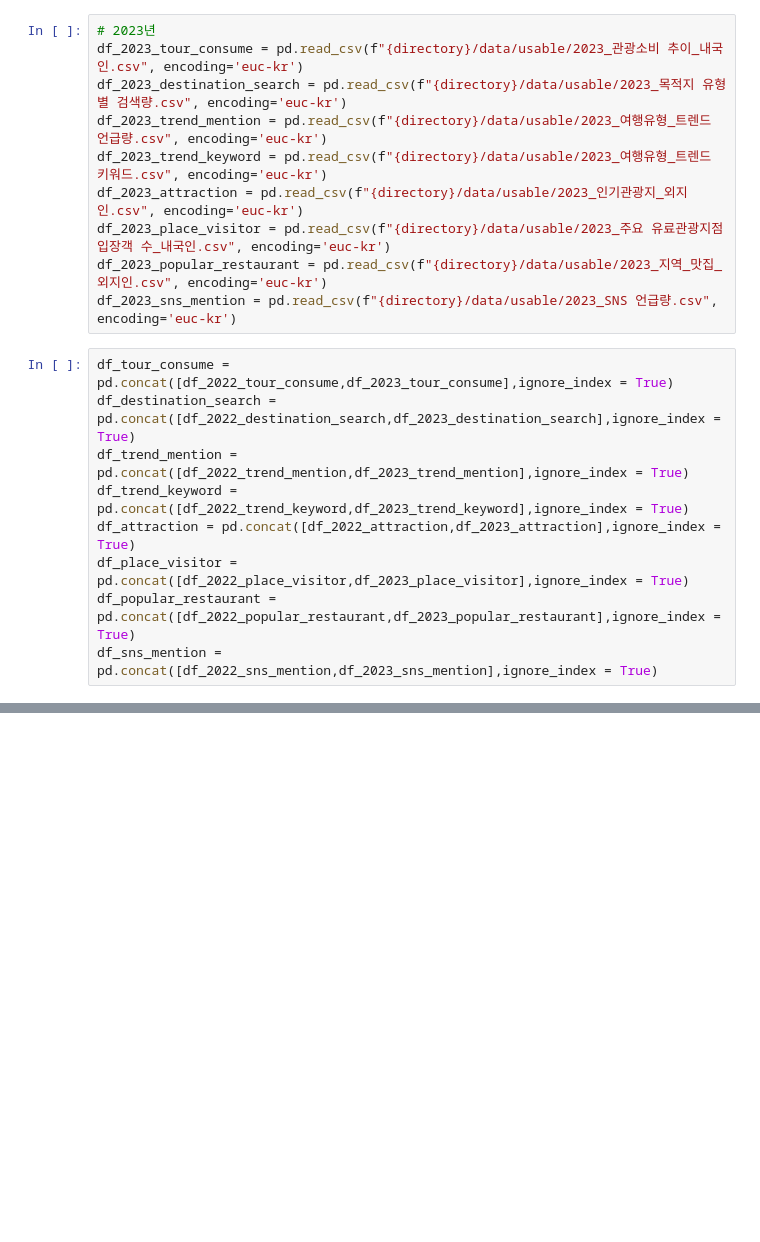
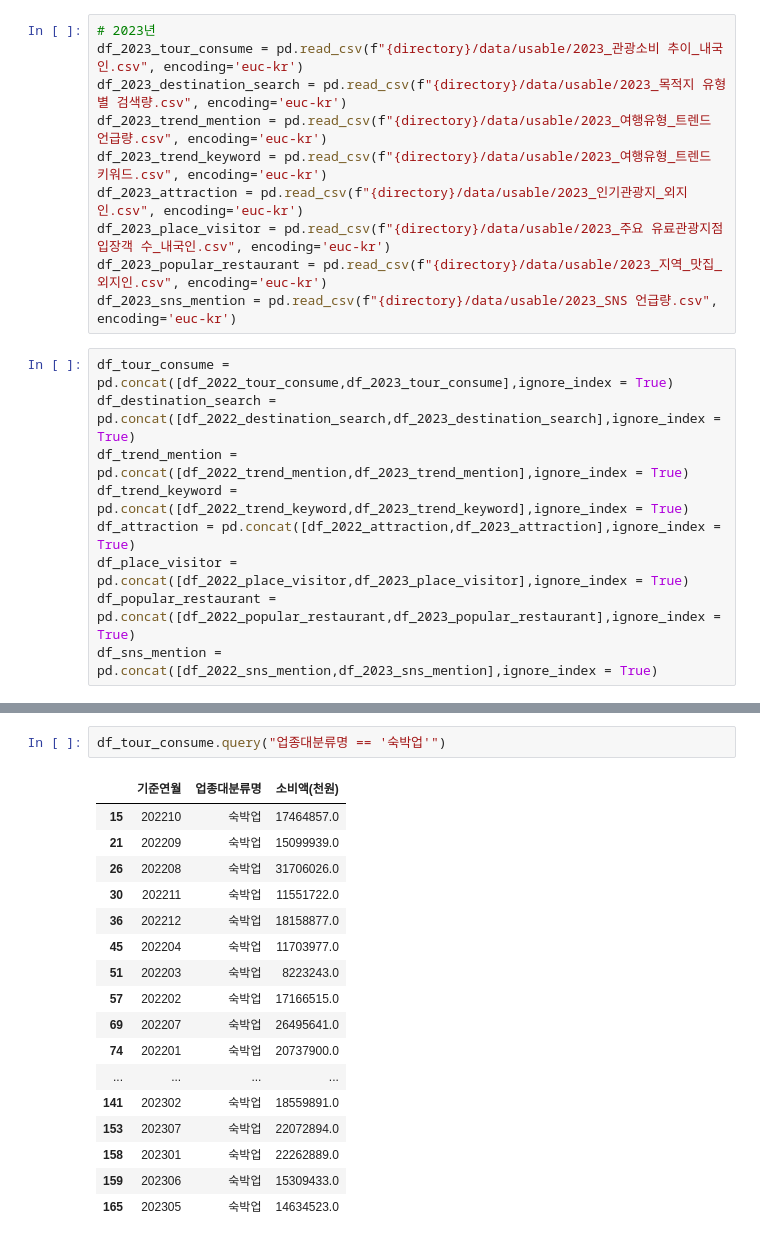
Before and after one commit to SeokcheonMoon/Competetion_Gangneung_vision_planning, a Jupyter notebook: DDA_tour_data.ipynb, the cells around one changed output, grey strips where cells are left out. Drawn from its saved outputs; the diff is of its cells as text; blank space fills up the shorter version.

```diff
--- a/DDA_tour_data.ipynb
+++ b/DDA_tour_data.ipynb
@@ -115,0 +267,20 @@ df_tour_consume
+# %%
+df_tour_consume.query("업종대분류명 == '숙박업'")
+# %% [output]
+|  | 기준연월 | 업종대분류명 | 소비액(천원) |
+| 15 | 202210 | 숙박업 | 17464857.0 |
+| 21 | 202209 | 숙박업 | 15099939.0 |
+| 26 | 202208 | 숙박업 | 31706026.0 |
+| 30 | 202211 | 숙박업 | 11551722.0 |
+| 36 | 202212 | 숙박업 | 18158877.0 |
+| 45 | 202204 | 숙박업 | 11703977.0 |
+| 51 | 202203 | 숙박업 | 8223243.0 |
+| 57 | 202202 | 숙박업 | 17166515.0 |
+| 69 | 202207 | 숙박업 | 26495641.0 |
+| 74 | 202201 | 숙박업 | 20737900.0 |
+| ... | ... | ... | ... |
+| 141 | 202302 | 숙박업 | 18559891.0 |
+| 153 | 202307 | 숙박업 | 22072894.0 |
+| 158 | 202301 | 숙박업 | 22262889.0 |
+| 159 | 202306 | 숙박업 | 15309433.0 |
+| 165 | 202305 | 숙박업 | 14634523.0 |
```
Also changed, not shown: parts of 17 cells of this notebook.
